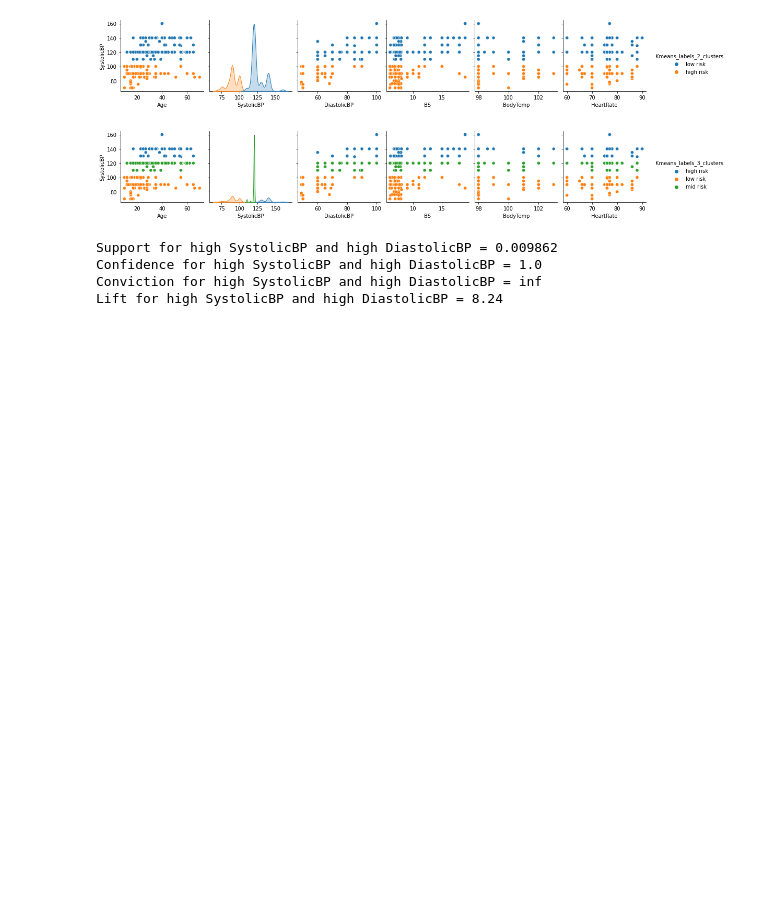
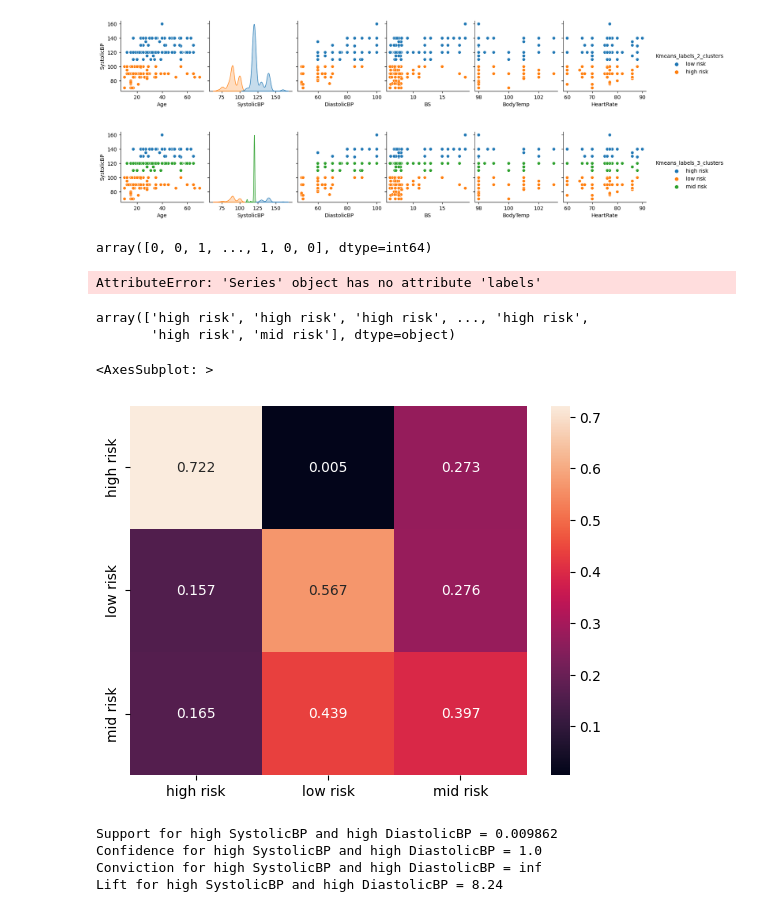
Before and after one commit to ajm1102/uni2, a Jupyter notebook: Big Data and Data Mining/Actual assignment/771762_A22_T2_Assignment_code.ipynb, the cells around one changed output. Cells and saved outputs as stored; diff of their text form; code cells hidden in the pictures; blank space fills up the shorter version.

```diff
--- a/Big Data and Data Mining/Actual assignment/771762_A22_T2_Assignment_code.ipynb
+++ b/Big Data and Data Mining/Actual assignment/771762_A22_T2_Assignment_code.ipynb
@@ -305,6 +287,33 @@ plt.show()
 [figure]
 [figure]
 [figure]
+# %%
+lvs
+# %% [output]
+array([0, 0, 1, ..., 1, 0, 0], dtype=int64)
+# %%
+df['Kmeans_labels_3_clusters'].labels
+# %% [output]
+AttributeError: 'Series' object has no attribute 'labels'
+# %%
+df['RiskLevel'].values
+# %% [output]
+array(['high risk', 'high risk', 'high risk', ..., 'high risk',
+       'high risk', 'mid risk'], dtype=object)
+# %%
+kmeans_acc = accuracy_score(df['Kmeans_labels_3_clusters'].values, df['RiskLevel'].values)
+
+df_cm = confusion_matrix(df['Kmeans_labels_3_clusters'].values, df['RiskLevel'].values)
+
+df_cm = df_cm.astype('float') / df_cm.sum(axis=1)[:, np.newaxis]
+
+df_cm = pd.DataFrame(df_cm, index = [i for i in ['high risk', 'low risk', 'mid risk']],
+                  columns = [i for i in ['high risk', 'low risk', 'mid risk']])
+
+sns.heatmap(df_cm, annot=True, fmt='.3f') # font size
+# %% [output]
+<AxesSubplot: >
+[figure, added]
 # %%
 # High systolic > 140, High diastolic > 90
 # Mid systolic 110 - 140, Mid distolic 70 - 90
```
Also changed, not shown: parts of 8 cells of this notebook, 1 other file.
